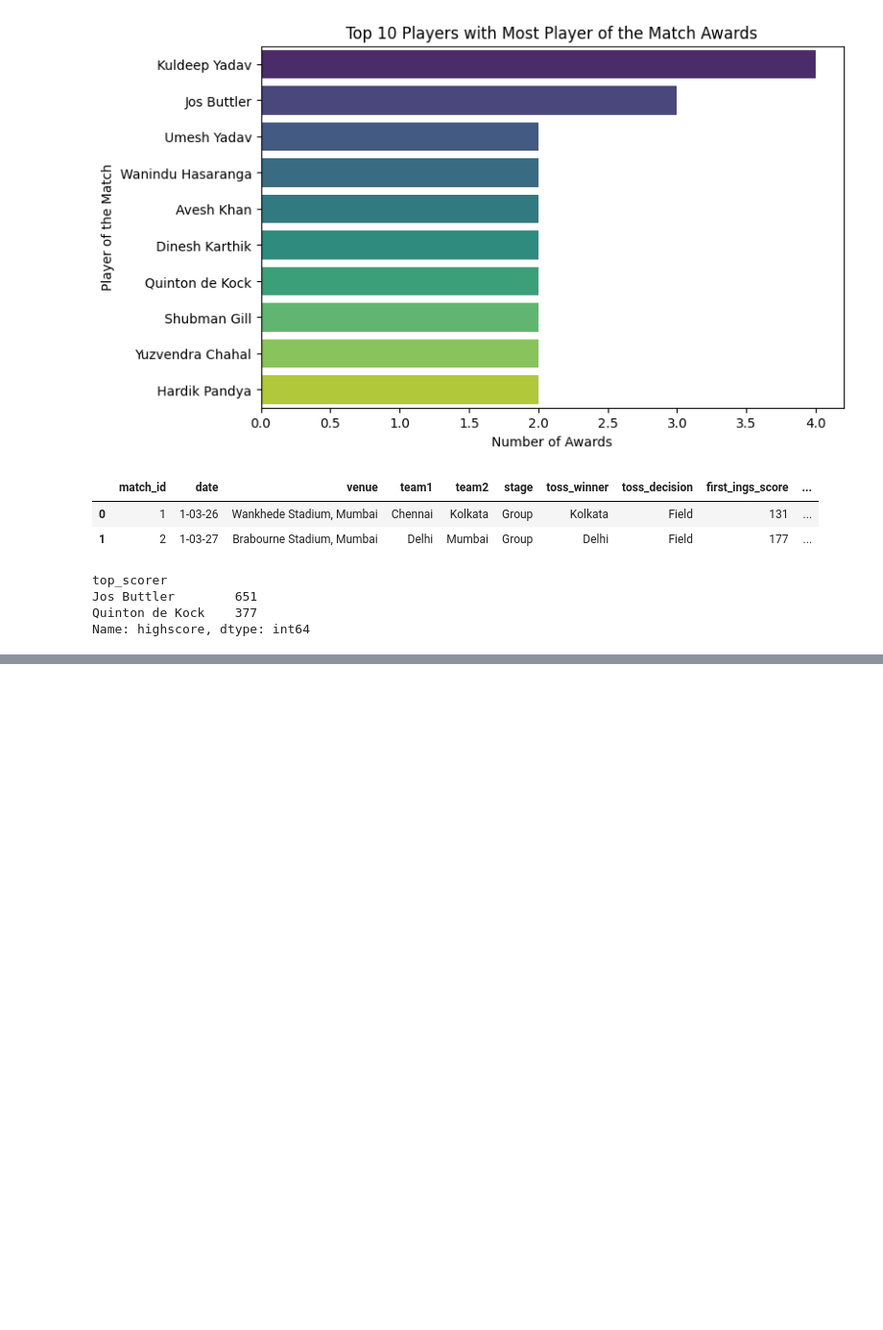
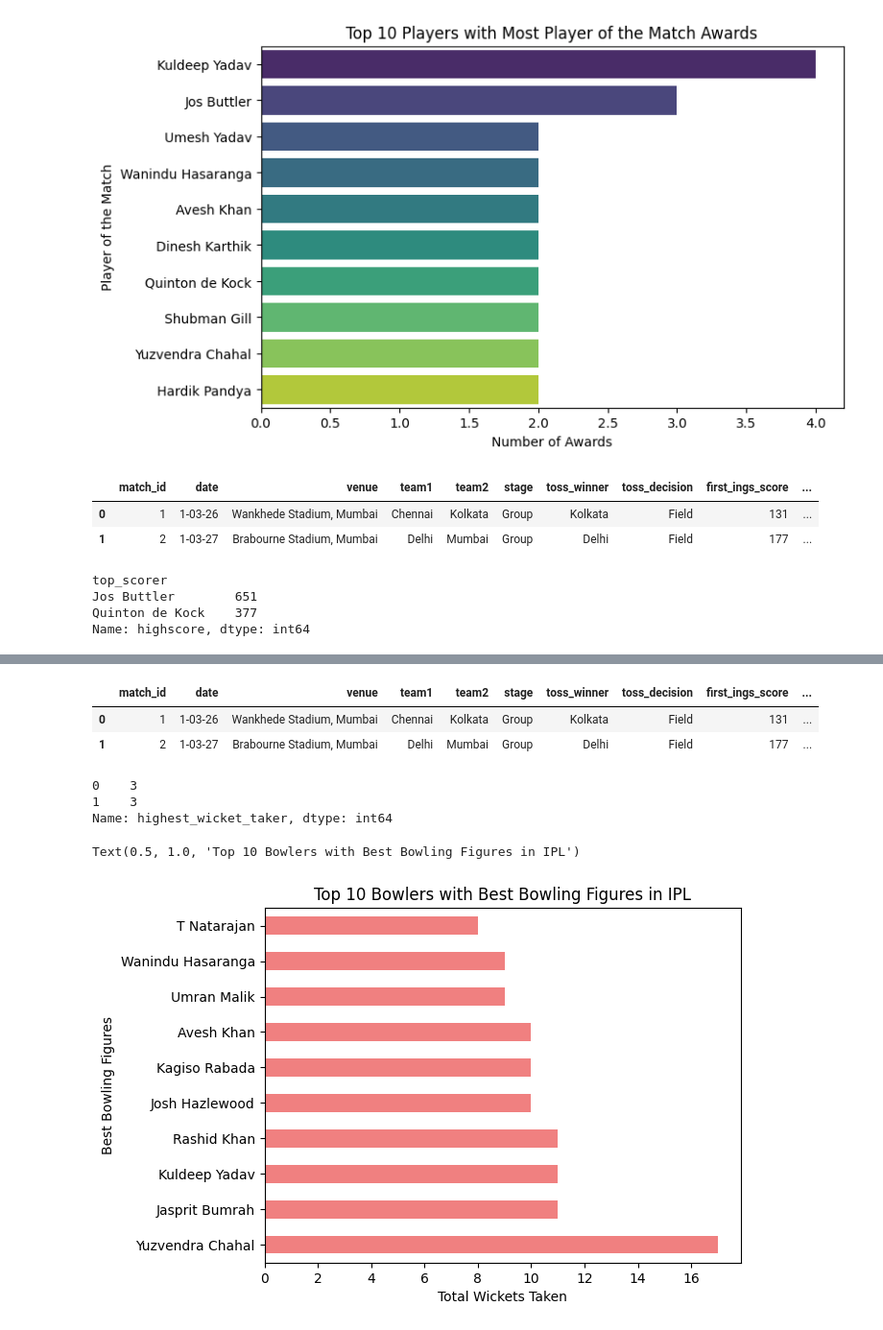
Before and after one commit to laxmansharma1811/Feature_Extraction_Project, a Jupyter notebook: ipl_capstone.ipynb, the cells around one changed output, grey strips where cells are left out. Shown at 96% size. Saved outputs shown, nothing was run; the diff lists cells and outputs as text; code cells hidden in the pictures; blank space fills up the shorter version.

Commit message:
added top ten bowlers with visulization

```diff
--- a/ipl_capstone.ipynb
+++ b/ipl_capstone.ipynb
@@ -140,0 +145,23 @@ highest_scorer.plot(kind='barh', color=['skyblue', 'salmon'])
+# %%
+df.head(2)
+# %% [output]
+|  | match_id | date | venue | team1 | team2 | stage | toss_winner | toss_decision | first_ings_score | ... |
+| 0 | 1 | 1-03-26 | Wankhede Stadium, Mumbai | Chennai | Kolkata | Group | Kolkata | Field | 131 | ... |
+| 1 | 2 | 1-03-27 | Brabourne Stadium, Mumbai | Delhi | Mumbai | Group | Delhi | Field | 177 | ... |
+# %%
+df['highest_wicket_taker'] = df['best_bowling_figure'].apply(lambda x: x.split('--')[0])
+df['highest_wicket_taker'] = df['highest_wicket_taker'].astype('int')
+df['highest_wicket_taker'].head(2)
+# %% [output]
+0    3
+1    3
+Name: highest_wicket_taker, dtype: int64
+# %%
+top_bowlers = df.groupby('best_bowling')['highest_wicket_taker'].sum().sort_values(ascending=False).head(10)
+top_bowlers.plot(kind='barh', color='lightcoral')
+plt.xlabel('Total Wickets Taken')
+plt.ylabel('Best Bowling Figures')
+plt.title('Top 10 Bowlers with Best Bowling Figures in IPL')
+# %% [output]
+Text(0.5, 1.0, 'Top 10 Bowlers with Best Bowling Figures in IPL')
+[figure, added]
```
Also changed, not shown: parts of 1 cell of this notebook.
